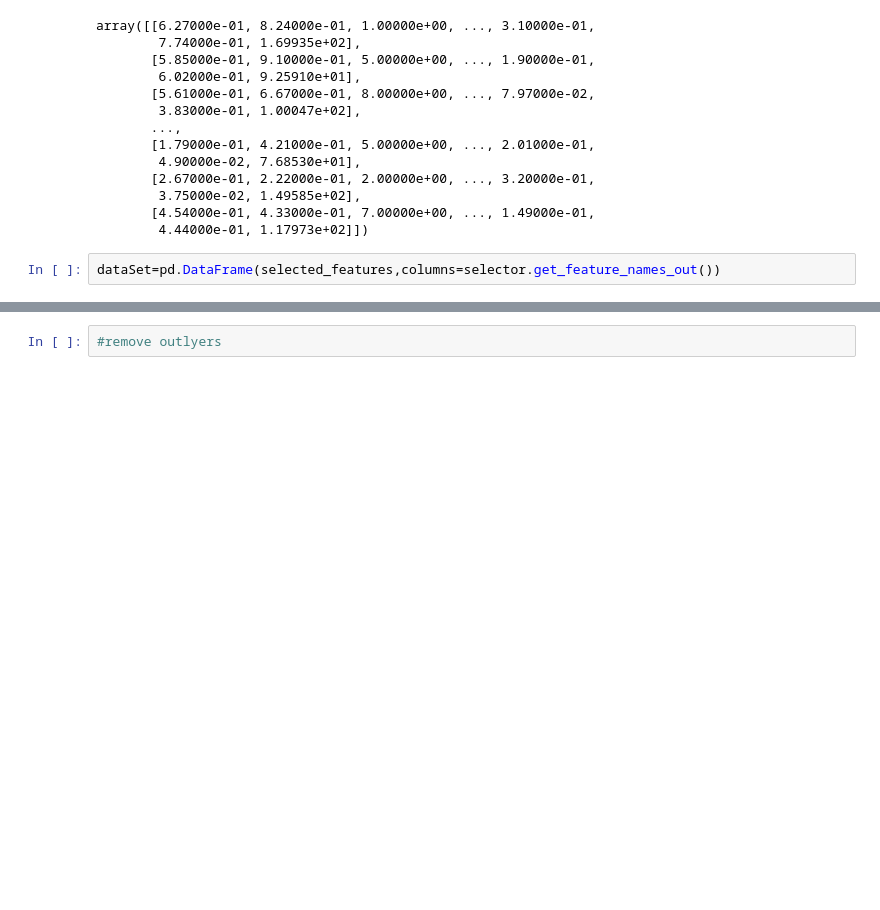
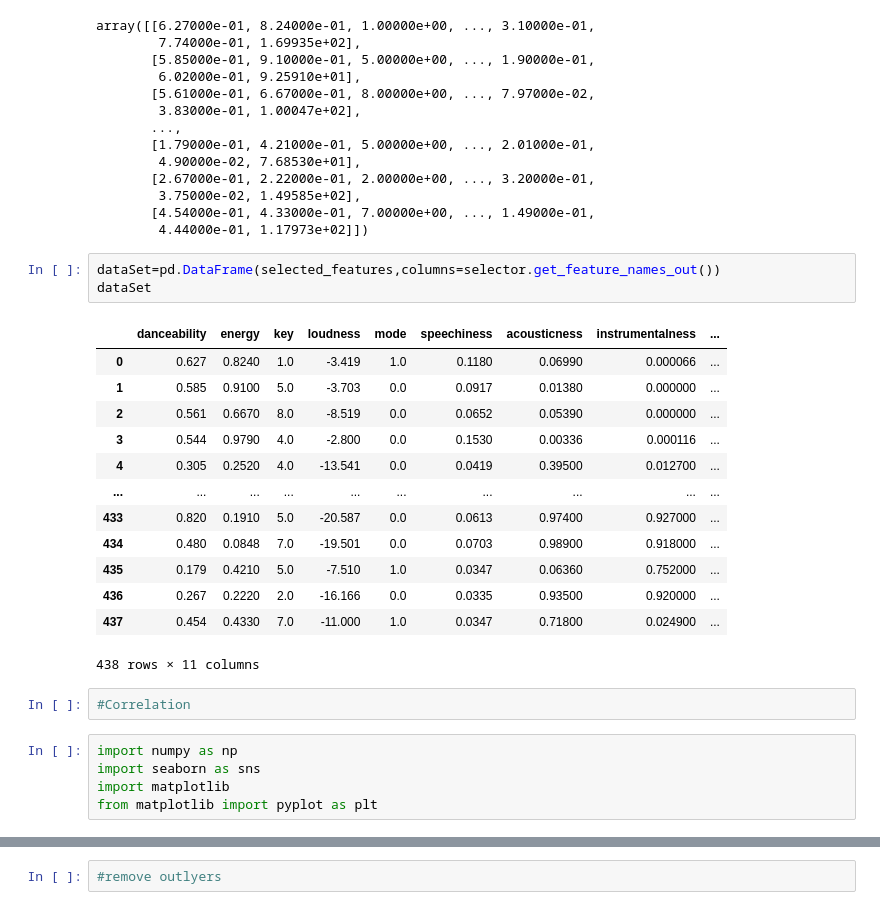
Before and after one commit to hashir-00/project-You-Anime, a Jupyter notebook: Ml model/clustering_songs.ipynb, the cells around one changed output, grey strips where cells are left out. Cells and saved outputs as stored; diff of their text form; blank space fills up the shorter version.

```diff
--- a/Ml model/clustering_songs.ipynb
+++ b/Ml model/clustering_songs.ipynb
@@ -118,3 +118,25 @@ array([[6.27000e-01, 8.24000e-01, 1.00000e+00, ..., 3.10000e-01,
         4.44000e-01, 1.17973e+02]])
 # %%
 dataSet=pd.DataFrame(selected_features,columns=selector.get_feature_names_out())
+dataSet
+# %% [output]
+|  | danceability | energy | key | loudness | mode | speechiness | acousticness | instrumentalness | ... |
+| 0 | 0.627 | 0.8240 | 1.0 | -3.419 | 1.0 | 0.1180 | 0.06990 | 0.000066 | ... |
+| 1 | 0.585 | 0.9100 | 5.0 | -3.703 | 0.0 | 0.0917 | 0.01380 | 0.000000 | ... |
+| 2 | 0.561 | 0.6670 | 8.0 | -8.519 | 0.0 | 0.0652 | 0.05390 | 0.000000 | ... |
+| 3 | 0.544 | 0.9790 | 4.0 | -2.800 | 0.0 | 0.1530 | 0.00336 | 0.000116 | ... |
+| 4 | 0.305 | 0.2520 | 4.0 | -13.541 | 0.0 | 0.0419 | 0.39500 | 0.012700 | ... |
+| ... | ... | ... | ... | ... | ... | ... | ... | ... | ... |
+| 433 | 0.820 | 0.1910 | 5.0 | -20.587 | 0.0 | 0.0613 | 0.97400 | 0.927000 | ... |
+| 434 | 0.480 | 0.0848 | 7.0 | -19.501 | 0.0 | 0.0703 | 0.98900 | 0.918000 | ... |
+| 435 | 0.179 | 0.4210 | 5.0 | -7.510 | 1.0 | 0.0347 | 0.06360 | 0.752000 | ... |
+| 436 | 0.267 | 0.2220 | 2.0 | -16.166 | 0.0 | 0.0335 | 0.93500 | 0.920000 | ... |
+| 437 | 0.454 | 0.4330 | 7.0 | -11.000 | 1.0 | 0.0347 | 0.71800 | 0.024900 | ... |
+438 rows × 11 columns
+# %%
+#Correlation
+# %%
+import numpy as np
+import seaborn as sns
+import matplotlib
+from matplotlib import pyplot as plt
```
Also changed, not shown: parts of 7 cells of this notebook.
